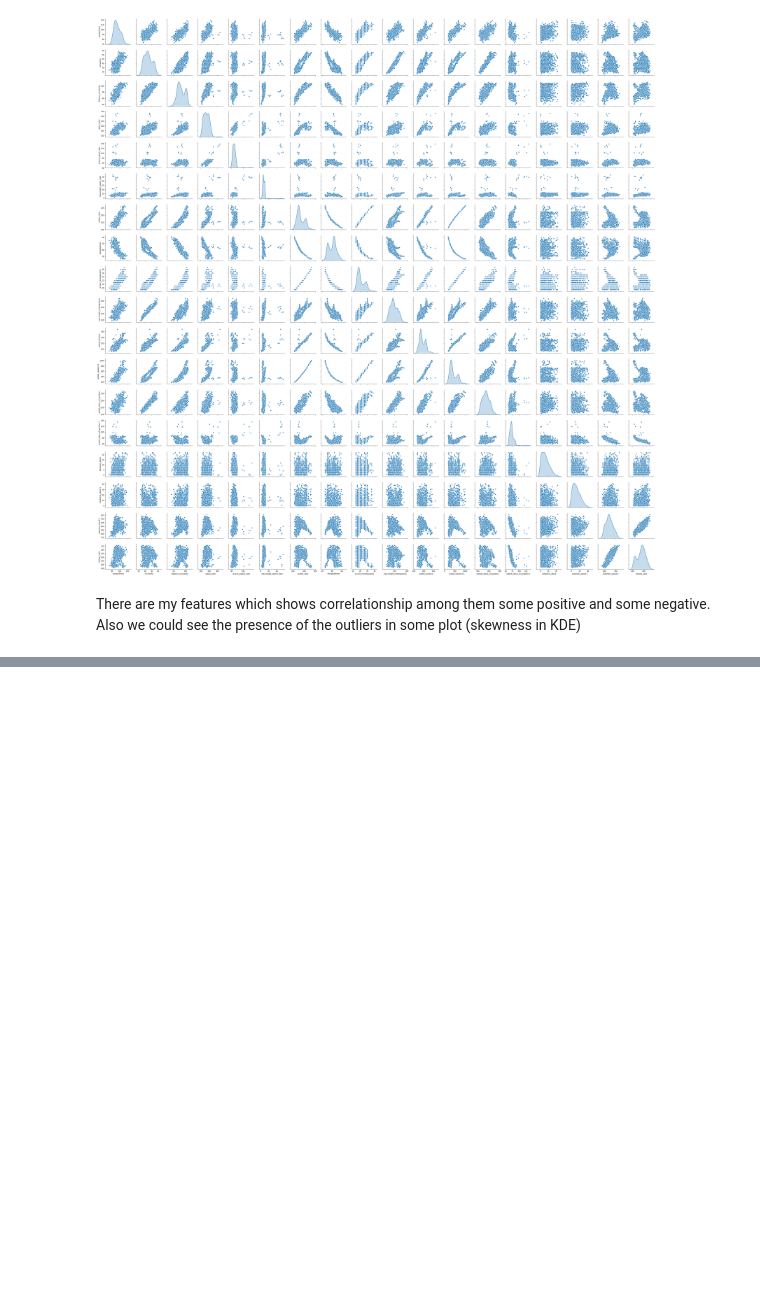
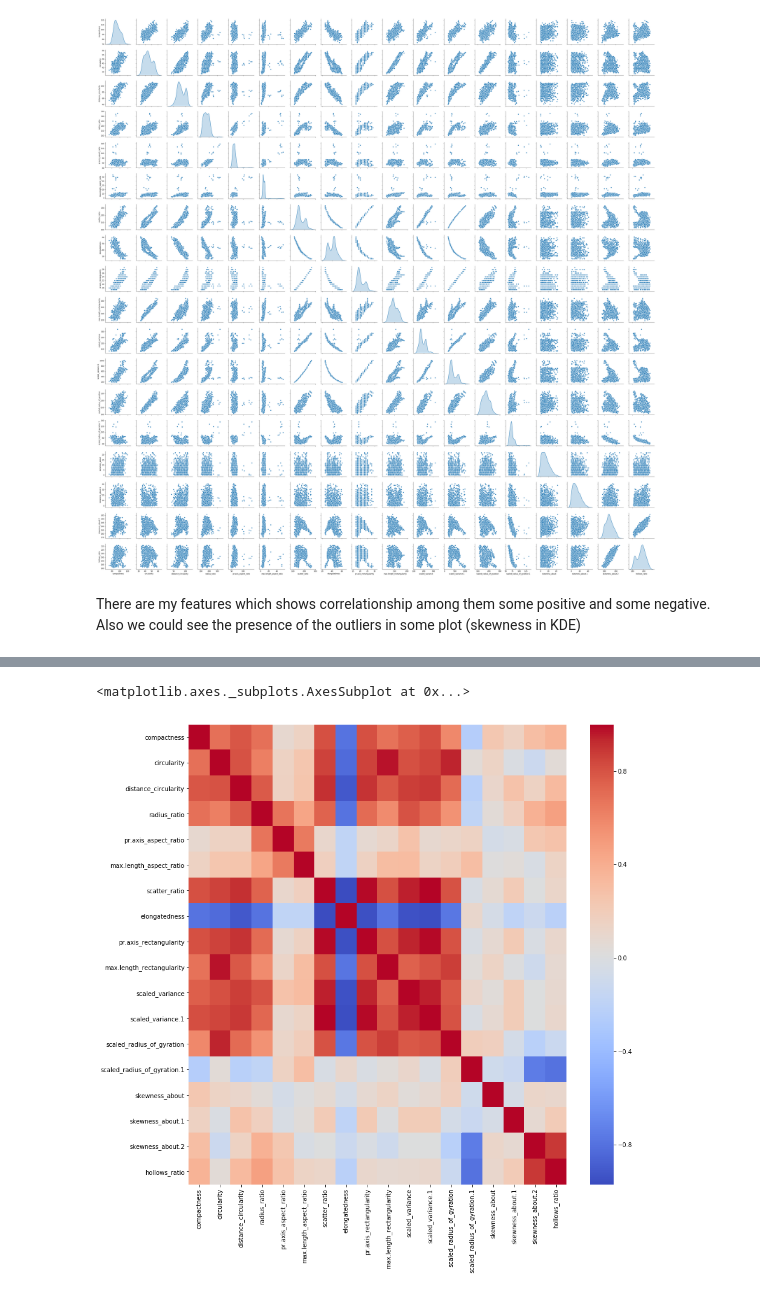
Before and after one commit to praveenveera/VehicleSilhouette_PCA, a Jupyter notebook: PCA.ipynb, the cells around one changed output, grey strips where cells are left out. Cells and saved outputs as stored; diff of their text form; code cells hidden in the pictures; blank space fills up the shorter version.

```diff
--- a/PCA.ipynb
+++ b/PCA.ipynb
@@ -92,0 +220,3 @@ df_stg.describe().transpose()
+# %%
+df_corr = df.corr().round(2)
+df_corr.style.background_gradient(cmap='coolwarm')
@@ -92,0 +247,6 @@ df_stg.describe().transpose()
+# %%
+f,ax=plt.subplots(figsize=(14,14))
+sns.heatmap(df_corr,xticklabels=df_corr.columns,yticklabels=df_corr.columns,cmap='coolwarm',ax=ax)
+# %% [output]
+<matplotlib.axes._subplots.AxesSubplot at 0x...>
+[figure, added]
```
Also changed, not shown: parts of 25 cells of this notebook.
